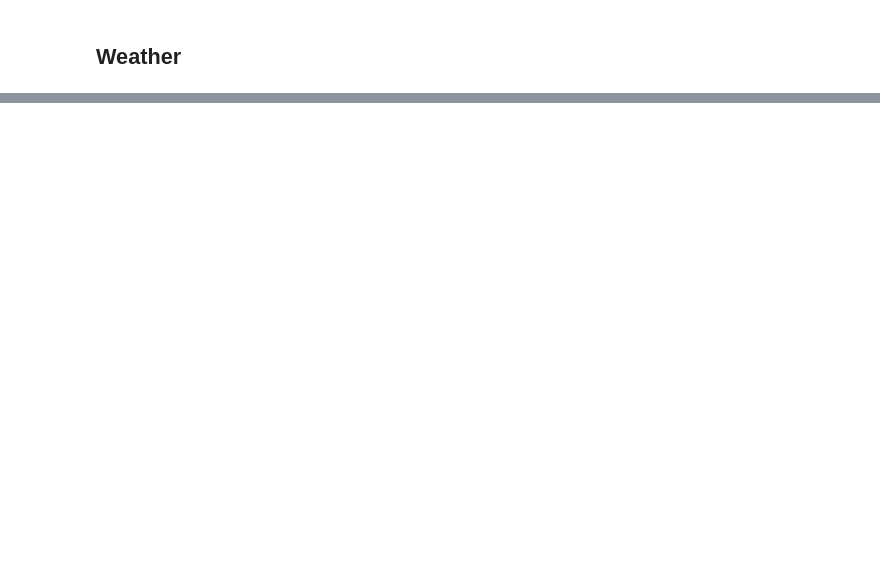
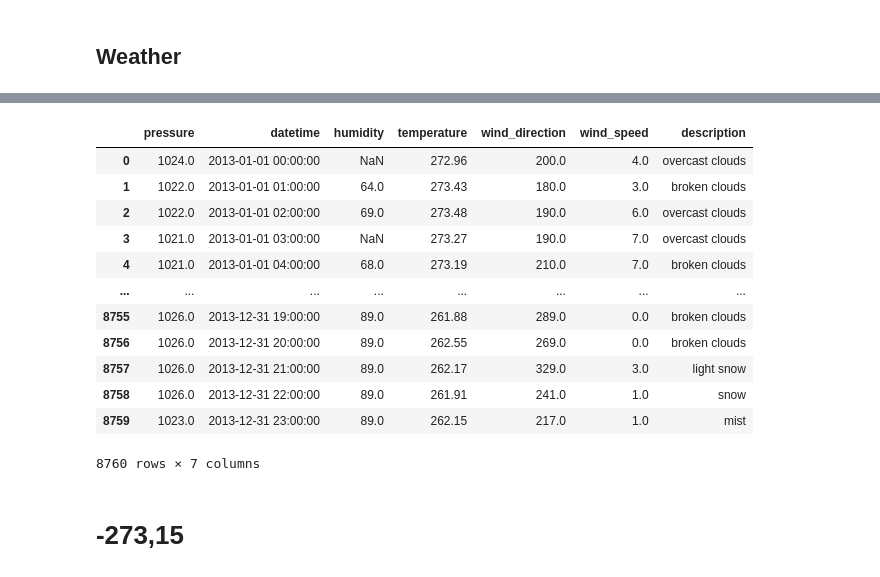
Before and after one commit to Hannah2800/AAA_2023_AdvancedPythonPandas, a Jupyter notebook: Task 1 - Data Cleaning and Preparation.ipynb, the cells around one changed output, grey strips where cells are left out. Saved outputs shown, nothing was run; the diff lists cells and outputs as text; code cells hidden in the pictures; blank space fills up the shorter version.

```diff
--- a/Task 1 - Data Cleaning and Preparation.ipynb
+++ b/Task 1 - Data Cleaning and Preparation.ipynb
@@ -763,0 +808,2 @@ df_chicago_hourly = pd.merge(df_chicago_hourly, df_chicago, on=["date_start", "s
+# %%
+df_descr = df_descr[['Chicago','datetime']]
@@ -763,0 +840,38 @@ df_chicago_hourly = pd.merge(df_chicago_hourly, df_chicago, on=["date_start", "s
+# %%
+df_hum = df_hum[:-1]
+df_pres = df_pres[:-1]
+df_temp = df_temp[:-1]
+df_winddir = df_winddir[:-1]
+df_windsp = df_windsp[:-1]
+df_descr = df_descr[:-1]
+# %%
+df_hum.rename(columns = {'Chicago':'humidity'},inplace=True)
+df_pres.rename(columns = {'Chicago':'pressure'},inplace=True)
+df_temp.rename(columns = {'Chicago':'temperature'},inplace=True)
+df_winddir.rename(columns = {'Chicago':'wind_direction'},inplace=True)
+df_windsp.rename(columns = {'Chicago':'wind_speed'},inplace=True)
+df_descr.rename(columns = {'Chicago':'description'},inplace=True)
+# %%
+df_weather = pd.merge(df_pres, df_hum, on=["datetime"], how="left")
+df_weather = pd.merge(df_weather, df_temp, on=["datetime"], how="left")
+df_weather = pd.merge(df_weather, df_winddir, on=["datetime"], how="left")
+df_weather = pd.merge(df_weather, df_windsp, on=["datetime"], how="left")
+df_weather = pd.merge(df_weather, df_descr, on=["datetime"], how="left")
+# %%
+df_weather
+# %% [output]
+|  | pressure | datetime | humidity | temperature | wind_direction | wind_speed | description |
+| 0 | 1024.0 | 2013-01-01 00:00:00 | NaN | 272.96 | 200.0 | 4.0 | overcast clouds |
+| 1 | 1022.0 | 2013-01-01 01:00:00 | 64.0 | 273.43 | 180.0 | 3.0 | broken clouds |
+| 2 | 1022.0 | 2013-01-01 02:00:00 | 69.0 | 273.48 | 190.0 | 6.0 | overcast clouds |
+| 3 | 1021.0 | 2013-01-01 03:00:00 | NaN | 273.27 | 190.0 | 7.0 | overcast clouds |
+| 4 | 1021.0 | 2013-01-01 04:00:00 | 68.0 | 273.19 | 210.0 | 7.0 | broken clouds |
+| ... | ... | ... | ... | ... | ... | ... | ... |
+| 8755 | 1026.0 | 2013-12-31 19:00:00 | 89.0 | 261.88 | 289.0 | 0.0 | broken clouds |
+| 8756 | 1026.0 | 2013-12-31 20:00:00 | 89.0 | 262.55 | 269.0 | 0.0 | broken clouds |
+| 8757 | 1026.0 | 2013-12-31 21:00:00 | 89.0 | 262.17 | 329.0 | 3.0 | light snow |
+| 8758 | 1026.0 | 2013-12-31 22:00:00 | 89.0 | 261.91 | 241.0 | 1.0 | snow |
+| 8759 | 1023.0 | 2013-12-31 23:00:00 | 89.0 | 262.15 | 217.0 | 1.0 | mist |
+8760 rows × 7 columns
+# %% [markdown]
+# -273,15
```
Also changed, not shown: parts of 23 cells of this notebook.
